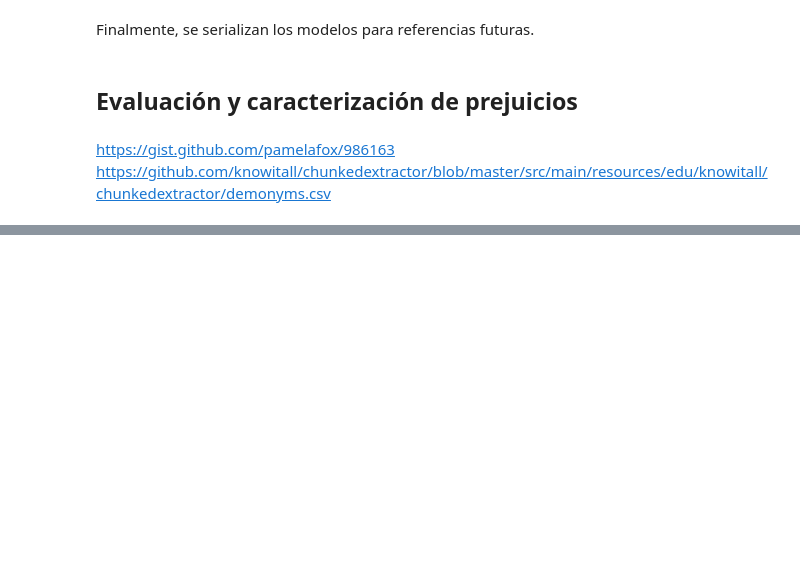
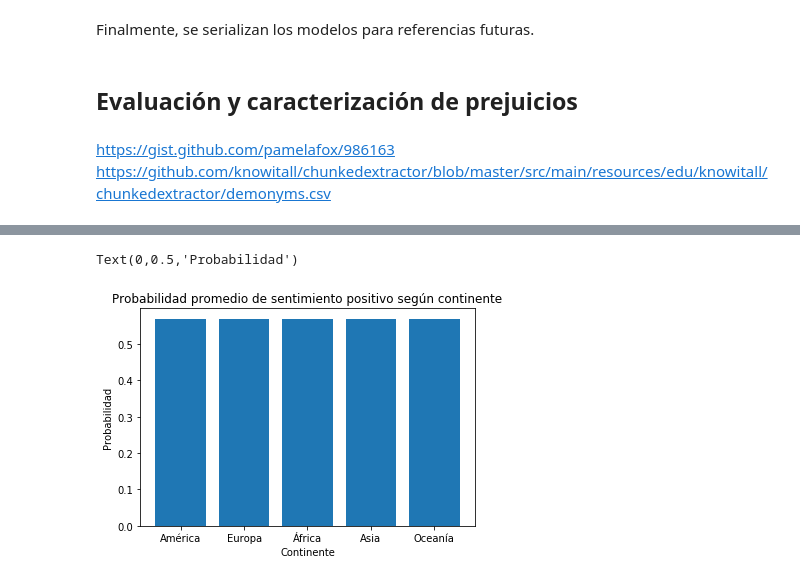
Before and after one commit to diflores/sentiment-analysis-assignment, a Jupyter notebook: Tarea 2.ipynb, the cells around one changed output, grey strips where cells are left out. Saved outputs shown, nothing was run; the diff lists cells and outputs as text; code cells hidden in the pictures; blank space fills up the shorter version.

```diff
--- a/Tarea 2.ipynb
+++ b/Tarea 2.ipynb
@@ -519,3 +665,8 @@ plt.title("Probabilidad promedio de sentimiento negativo según continente")
 # %%
-plt.bar(positive_means.keys(), positive_means.values())
+plt.bar(positive_places_means.keys(), positive_places_means.values())
 plt.title("Probabilidad promedio de sentimiento positivo según continente")
+plt.xlabel("Continente")
+plt.ylabel("Probabilidad")
+# %% [output]
+Text(0,0.5,'Probabilidad')
+[figure, added]
```
Also changed, not shown: parts of 32 cells of this notebook.
